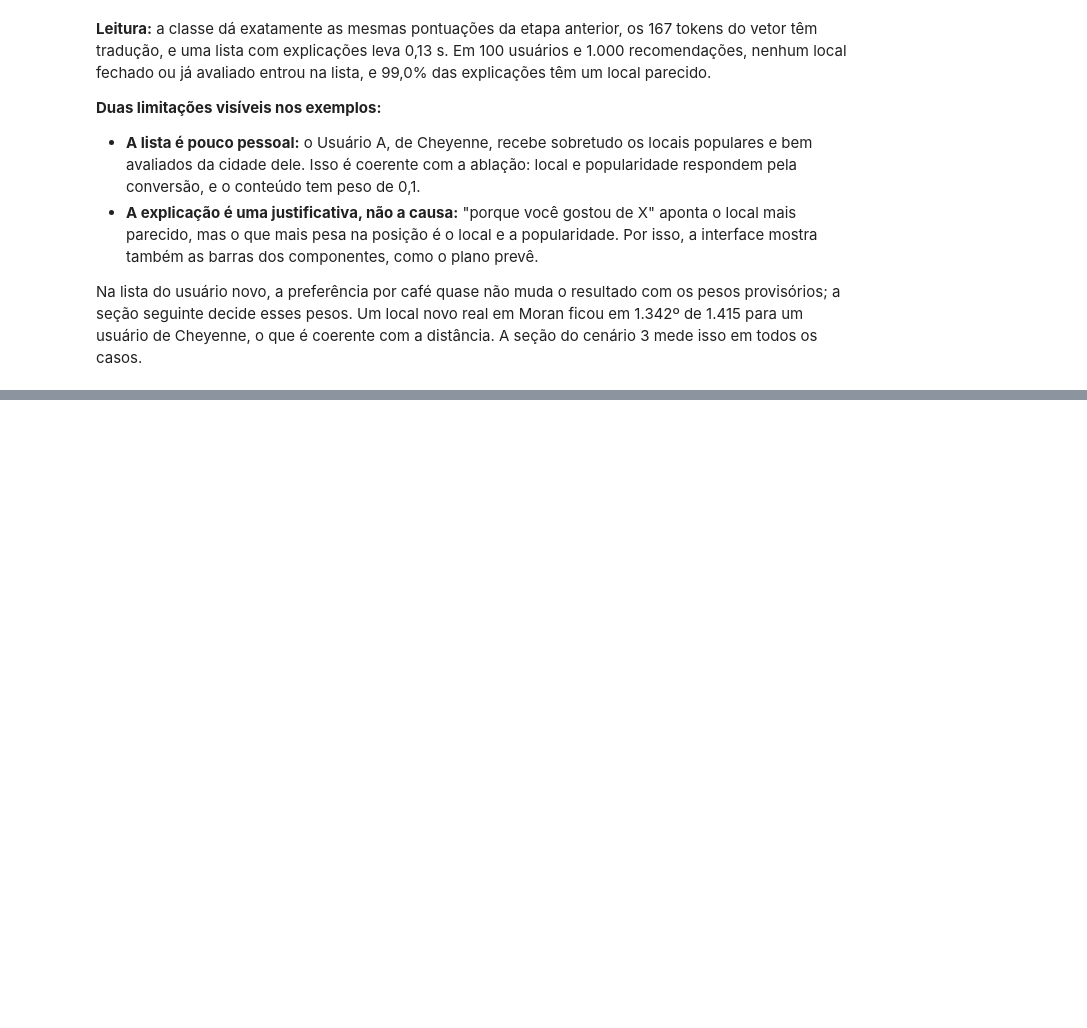
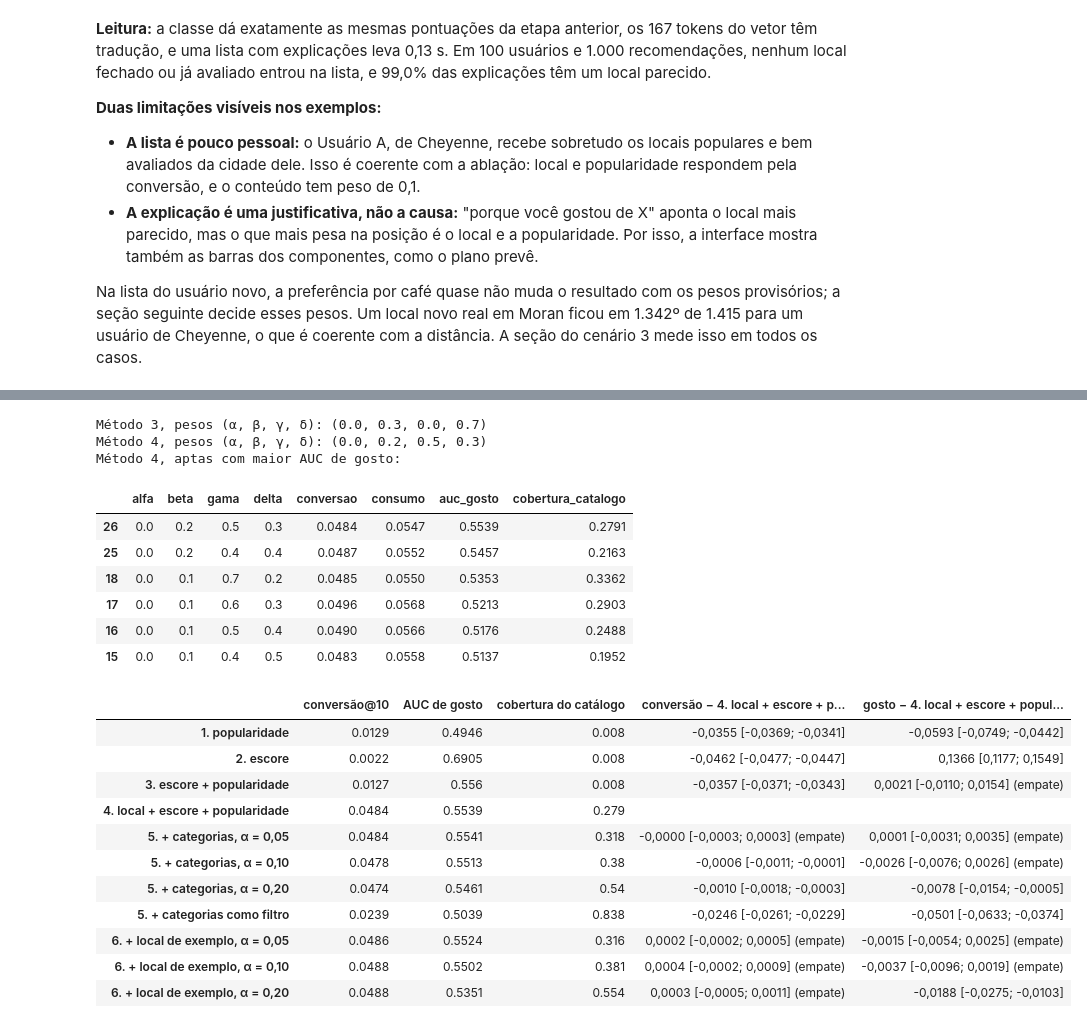
Before and after one commit to Chelughini/sistema-recomendacao-t1, a Jupyter notebook: 03_modelo.ipynb, the cells around one changed output, grey strips where cells are left out. Cells and saved outputs as stored; diff of their text form; code cells hidden in the pictures; blank space fills up the shorter version.

```diff
--- a/03_modelo.ipynb
+++ b/03_modelo.ipynb
@@ -915,0 +978,73 @@ Na lista do usuário novo, a preferência por café quase não muda o resultado
+# %%
+def medir_novo(componentes, pesos, extra=None, **opcoes):
+    def modelo(usuarios, candidatos):
+        pontuacoes = pontuar_componentes(componentes, pesos)
+        return pontuacoes if extra is None else pontuacoes + extra
+
+    return avaliar(protocolo_novo, modelo, **opcoes)
+
+
+def escolher_na_grade(nome, componentes, combinacoes):
+    grade_metodo = avaliar_grade(nome, protocolo_novo, componentes, combinacoes, configuracao | {"cenario": 2, "metodo": nome})
+    escolhida = escolher_pesos(grade_metodo, alfa_minimo=0)
+    return tuple(float(escolhida[peso]) for peso in NOMES_PESOS), grade_metodo
+
+
+grade_sem_alfa = [pesos for pesos in grade_de_pesos(0.1) if pesos[0] == 0]
+pesos_metodo3, grade_metodo3 = escolher_na_grade("c2_escore_popularidade", componentes_novo["sem informação"], [p for p in grade_sem_alfa if p[2] == 0])
+pesos_metodo4, grade_metodo4 = escolher_na_grade("c2_local_escore_popularidade", componentes_novo["cidade"], grade_sem_alfa)
+print(f"Método 3, pesos (α, β, γ, δ): {pesos_metodo3}")
+print(f"Método 4, pesos (α, β, γ, δ): {pesos_metodo4}")
+colunas_grade_novo = NOMES_PESOS + ["conversao", "consumo", "auc_gosto", "cobertura_catalogo"]
+print("Método 4, aptas com maior AUC de gosto:")
+aptas_metodo4 = grade_metodo4[grade_metodo4["conversao"] >= 0.95 * grade_metodo4["conversao"].max()]
+display(aptas_metodo4.sort_values("auc_gosto", ascending=False).head(6)[colunas_grade_novo].round(4))
+
+
+def com_conteudo(pesos, alfa):
+    return (alfa,) + tuple((1 - alfa) * peso for peso in pesos[1:])
+
+
+metodos_novo = {
+    "1. popularidade": (componentes_novo["sem informação"], (0.0, 0.0, 0.0, 1.0), None),
+    "2. escore": (componentes_novo["sem informação"], (0.0, 1.0, 0.0, 0.0), None),
+    "3. escore + popularidade": (componentes_novo["sem informação"], pesos_metodo3, None),
+    "4. local + escore + popularidade": (componentes_novo["cidade"], pesos_metodo4, None),
+}
+for alfa in [0.05, 0.1, 0.2]:
+    metodos_novo[f"5. + categorias, α = {numero_br(alfa, 2)}"] = (componentes_novo["categorias"], com_conteudo(pesos_metodo4, alfa), None)
+metodos_novo["5. + categorias como filtro"] = (componentes_novo["cidade"], pesos_metodo4, coincide_novo)
+for alfa in [0.05, 0.1, 0.2]:
+    metodos_novo[f"6. + local de exemplo, α = {numero_br(alfa, 2)}"] = (componentes_novo["exemplo"], com_conteudo(pesos_metodo4, alfa), None)
+
+modelo_obvio_novo = modelo_ponderado(componentes_novo["cidade"], (0.0, 0.0, 0.5, 0.5))
+vetores_novo = recomendador.matriz[recomendador._posicao_local.reindex(protocolo_novo.candidatos).to_numpy()]
+resultados_novo = {
+    nome: medir_novo(componentes, pesos, extra, completo=True, vetores=vetores_novo, modelo_obvio=modelo_obvio_novo)
+    for nome, (componentes, pesos, extra) in metodos_novo.items()
+}
+base_novo = "4. local + escore + popularidade"
+display(tabela_contra_base(resultados_novo, base_novo))
+# %% [output]
+Método 3, pesos (α, β, γ, δ): (0.0, 0.3, 0.0, 0.7)
+Método 4, pesos (α, β, γ, δ): (0.0, 0.2, 0.5, 0.3)
+Método 4, aptas com maior AUC de gosto:
+|  | alfa | beta | gama | delta | conversao | consumo | auc_gosto | cobertura_catalogo |
+| 26 | 0.0 | 0.2 | 0.5 | 0.3 | 0.0484 | 0.0547 | 0.5539 | 0.2791 |
+| 25 | 0.0 | 0.2 | 0.4 | 0.4 | 0.0487 | 0.0552 | 0.5457 | 0.2163 |
+| 18 | 0.0 | 0.1 | 0.7 | 0.2 | 0.0485 | 0.0550 | 0.5353 | 0.3362 |
+| 17 | 0.0 | 0.1 | 0.6 | 0.3 | 0.0496 | 0.0568 | 0.5213 | 0.2903 |
+| 16 | 0.0 | 0.1 | 0.5 | 0.4 | 0.0490 | 0.0566 | 0.5176 | 0.2488 |
+| 15 | 0.0 | 0.1 | 0.4 | 0.5 | 0.0483 | 0.0558 | 0.5137 | 0.1952 |
+|  | conversão@10 | AUC de gosto | cobertura do catálogo | conversão − 4. local + escore + p... | gosto − 4. local + escore + popul... |
+| 1. popularidade | 0.0129 | 0.4946 | 0.008 | -0,0355 [-0,0369; -0,0341] | -0,0593 [-0,0749; -0,0442] |
+| 2. escore | 0.0022 | 0.6905 | 0.008 | -0,0462 [-0,0477; -0,0447] | 0,1366 [0,1177; 0,1549] |
+| 3. escore + popularidade | 0.0127 | 0.556 | 0.008 | -0,0357 [-0,0371; -0,0343] | 0,0021 [-0,0110; 0,0154] (empate) |
+| 4. local + escore + popularidade | 0.0484 | 0.5539 | 0.279 |  |  |
+| 5. + categorias, α = 0,05 | 0.0484 | 0.5541 | 0.318 | -0,0000 [-0,0003; 0,0003] (empate) | 0,0001 [-0,0031; 0,0035] (empate) |
+| 5. + categorias, α = 0,10 | 0.0478 | 0.5513 | 0.38 | -0,0006 [-0,0011; -0,0001] | -0,0026 [-0,0076; 0,0026] (empate) |
+| 5. + categorias, α = 0,20 | 0.0474 | 0.5461 | 0.54 | -0,0010 [-0,0018; -0,0003] | -0,0078 [-0,0154; -0,0005] |
+| 5. + categorias como filtro | 0.0239 | 0.5039 | 0.838 | -0,0246 [-0,0261; -0,0229] | -0,0501 [-0,0633; -0,0374] |
+| 6. + local de exemplo, α = 0,05 | 0.0486 | 0.5524 | 0.316 | 0,0002 [-0,0002; 0,0005] (empate) | -0,0015 [-0,0054; 0,0025] (empate) |
+| 6. + local de exemplo, α = 0,10 | 0.0488 | 0.5502 | 0.381 | 0,0004 [-0,0002; 0,0009] (empate) | -0,0037 [-0,0096; 0,0019] (empate) |
+| 6. + local de exemplo, α = 0,20 | 0.0488 | 0.5351 | 0.554 | 0,0003 [-0,0005; 0,0011] (empate) | -0,0188 [-0,0275; -0,0103] |
```
Also changed, not shown: parts of 11 cells of this notebook, 28 other files.
